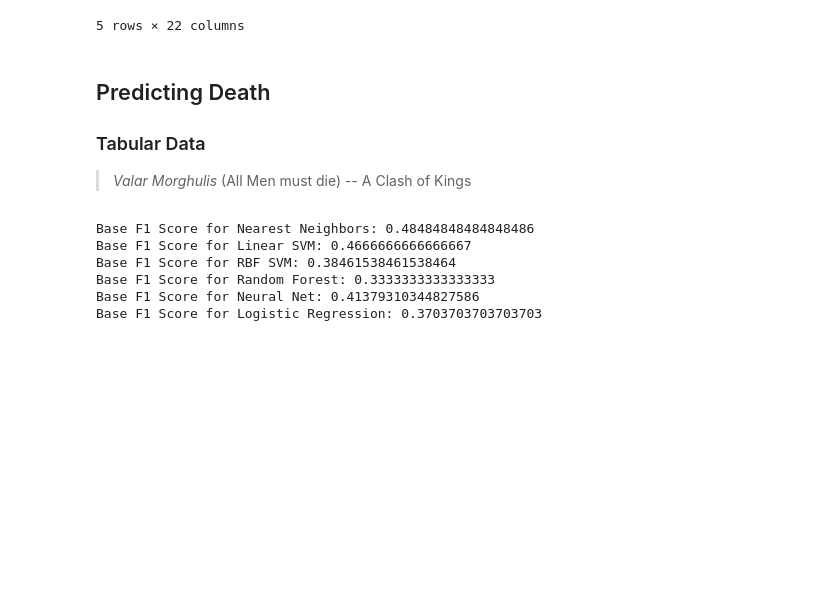
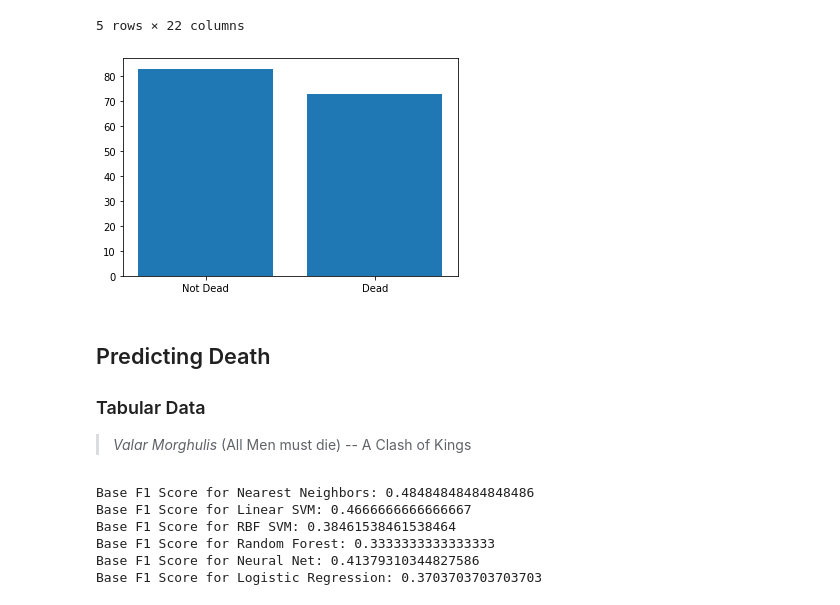
Before and after one commit to danjizquierdo/graph-of-thrones, a Jupyter notebook: Graph of Thrones.ipynb, the cells around one changed output. Drawn from its saved outputs; the diff is of its cells as text; code cells hidden in the pictures; blank space fills up the shorter version.

```diff
--- a/Graph of Thrones.ipynb
+++ b/Graph of Thrones.ipynb
@@ -73,6 +73,11 @@ df.head()
 | 3 | Alliser Thorne | 19.0 | 1 | 0 | 0 | 0 | 0 | ... |
 | 4 | Alyn | 12.0 | 1 | 0 | 1 | 0 | 0 | ... |
 5 rows × 22 columns
+# %%
+# Explore the balance of our target class
+plt.bar(['Not Dead','Dead'],df.Dead.value_counts());
+# %% [output]
+[figure, added]
 # %% [markdown]
 ## Predicting Death
 
```
Also changed, not shown: parts of 37 cells of this notebook, 2 other files.
